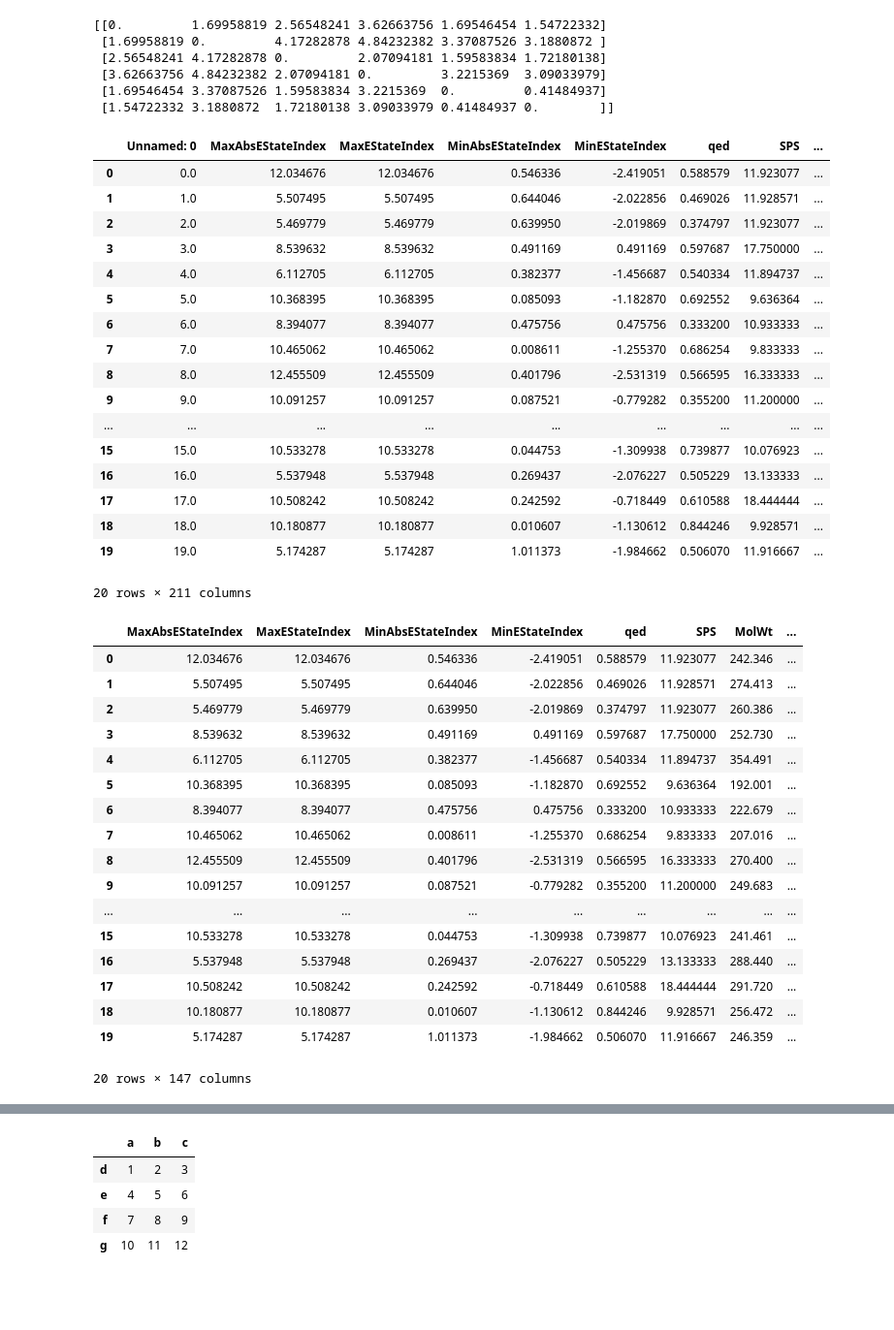
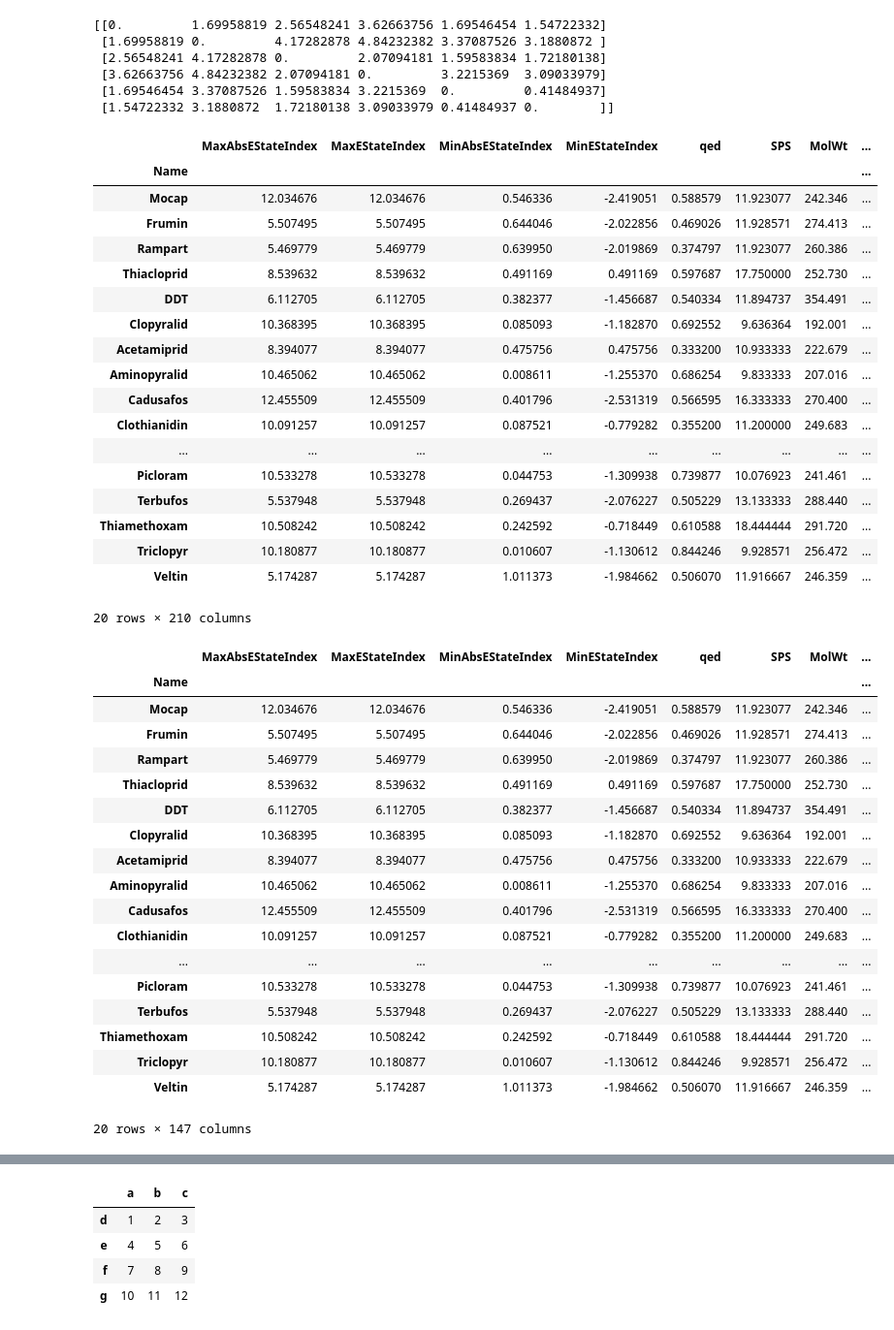
Before and after one commit to Kubabob/chemical-data-explorer, a Jupyter notebook: hca.ipynb, the cells around one changed output, grey strips where cells are left out. Shown: that part at 97% size. Cells and saved outputs as stored; diff of their text form; code cells hidden in the pictures; blank space fills up the shorter version.

```diff
--- a/hca.ipynb
+++ b/hca.ipynb
@@ -55,54 +55,58 @@ import pandas as pd
 pd.set_option('mode.chained_assignment', None)
 pd.set_option('future.infer_string', False)
 # %%
-descriptors = pd.read_excel('Descriptors.xlsx', dtype=float)
-descriptors.dropna()
+descriptors = pd.read_excel('Descriptors.xlsx', index_col=0)
+descriptors = descriptors.dropna()
+descriptors = descriptors.astype(float)
+descriptors
 # %% [output]
-|  | Unnamed: 0 | MaxAbsEStateIndex | MaxEStateIndex | MinAbsEStateIndex | MinEStateIndex | qed | SPS | ... |
-| 0 | 0.0 | 12.034676 | 12.034676 | 0.546336 | -2.419051 | 0.588579 | 11.923077 | ... |
-| 1 | 1.0 | 5.507495 | 5.507495 | 0.644046 | -2.022856 | 0.469026 | 11.928571 | ... |
-| 2 | 2.0 | 5.469779 | 5.469779 | 0.639950 | -2.019869 | 0.374797 | 11.923077 | ... |
-| 3 | 3.0 | 8.539632 | 8.539632 | 0.491169 | 0.491169 | 0.597687 | 17.750000 | ... |
-| 4 | 4.0 | 6.112705 | 6.112705 | 0.382377 | -1.456687 | 0.540334 | 11.894737 | ... |
-| 5 | 5.0 | 10.368395 | 10.368395 | 0.085093 | -1.182870 | 0.692552 | 9.636364 | ... |
-| 6 | 6.0 | 8.394077 | 8.394077 | 0.475756 | 0.475756 | 0.333200 | 10.933333 | ... |
-| 7 | 7.0 | 10.465062 | 10.465062 | 0.008611 | -1.255370 | 0.686254 | 9.833333 | ... |
-| 8 | 8.0 | 12.455509 | 12.455509 | 0.401796 | -2.531319 | 0.566595 | 16.333333 | ... |
-| 9 | 9.0 | 10.091257 | 10.091257 | 0.087521 | -0.779282 | 0.355200 | 11.200000 | ... |
+|  | MaxAbsEStateIndex | MaxEStateIndex | MinAbsEStateIndex | MinEStateIndex | qed | SPS | MolWt | ... |
+| Name |  |  |  |  |  |  |  | ... |
+| Mocap | 12.034676 | 12.034676 | 0.546336 | -2.419051 | 0.588579 | 11.923077 | 242.346 | ... |
+| Frumin | 5.507495 | 5.507495 | 0.644046 | -2.022856 | 0.469026 | 11.928571 | 274.413 | ... |
+| Rampart | 5.469779 | 5.469779 | 0.639950 | -2.019869 | 0.374797 | 11.923077 | 260.386 | ... |
+| Thiacloprid | 8.539632 | 8.539632 | 0.491169 | 0.491169 | 0.597687 | 17.750000 | 252.730 | ... |
+| DDT | 6.112705 | 6.112705 | 0.382377 | -1.456687 | 0.540334 | 11.894737 | 354.491 | ... |
+| Clopyralid | 10.368395 | 10.368395 | 0.085093 | -1.182870 | 0.692552 | 9.636364 | 192.001 | ... |
+| Acetamiprid | 8.394077 | 8.394077 | 0.475756 | 0.475756 | 0.333200 | 10.933333 | 222.679 | ... |
+| Aminopyralid | 10.465062 | 10.465062 | 0.008611 | -1.255370 | 0.686254 | 9.833333 | 207.016 | ... |
+| Cadusafos | 12.455509 | 12.455509 | 0.401796 | -2.531319 | 0.566595 | 16.333333 | 270.400 | ... |
+| Clothianidin | 10.091257 | 10.091257 | 0.087521 | -0.779282 | 0.355200 | 11.200000 | 249.683 | ... |
 | ... | ... | ... | ... | ... | ... | ... | ... | ... |
-| 15 | 15.0 | 10.533278 | 10.533278 | 0.044753 | -1.309938 | 0.739877 | 10.076923 | ... |
-| 16 | 16.0 | 5.537948 | 5.537948 | 0.269437 | -2.076227 | 0.505229 | 13.133333 | ... |
-| 17 | 17.0 | 10.508242 | 10.508242 | 0.242592 | -0.718449 | 0.610588 | 18.444444 | ... |
-| 18 | 18.0 | 10.180877 | 10.180877 | 0.010607 | -1.130612 | 0.844246 | 9.928571 | ... |
-| 19 | 19.0 | 5.174287 | 5.174287 | 1.011373 | -1.984662 | 0.506070 | 11.916667 | ... |
+| Picloram | 10.533278 | 10.533278 | 0.044753 | -1.309938 | 0.739877 | 10.076923 | 241.461 | ... |
+| Terbufos | 5.537948 | 5.537948 | 0.269437 | -2.076227 | 0.505229 | 13.133333 | 288.440 | ... |
+| Thiamethoxam | 10.508242 | 10.508242 | 0.242592 | -0.718449 | 0.610588 | 18.444444 | 291.720 | ... |
+| Triclopyr | 10.180877 | 10.180877 | 0.010607 | -1.130612 | 0.844246 | 9.928571 | 256.472 | ... |
+| Veltin | 5.174287 | 5.174287 | 1.011373 | -1.984662 | 0.506070 | 11.916667 | 246.359 | ... |
-20 rows × 211 columns
+20 rows × 210 columns
 # %%
 for column in descriptors:
     if descriptors[column].var() == 0:
         descriptors = descriptors.drop(column, axis=1)
 
-descriptors = descriptors.drop('Unnamed: 0', axis=1)
+#descriptors = descriptors.drop('Unnamed: 0', axis=1)
 
 descriptors
 #print(descriptors.dtypes)
 # %% [output]
 |  | MaxAbsEStateIndex | MaxEStateIndex | MinAbsEStateIndex | MinEStateIndex | qed | SPS | MolWt | ... |
-| 0 | 12.034676 | 12.034676 | 0.546336 | -2.419051 | 0.588579 | 11.923077 | 242.346 | ... |
-| 1 | 5.507495 | 5.507495 | 0.644046 | -2.022856 | 0.469026 | 11.928571 | 274.413 | ... |
-| 2 | 5.469779 | 5.469779 | 0.639950 | -2.019869 | 0.374797 | 11.923077 | 260.386 | ... |
-| 3 | 8.539632 | 8.539632 | 0.491169 | 0.491169 | 0.597687 | 17.750000 | 252.730 | ... |
-| 4 | 6.112705 | 6.112705 | 0.382377 | -1.456687 | 0.540334 | 11.894737 | 354.491 | ... |
-| 5 | 10.368395 | 10.368395 | 0.085093 | -1.182870 | 0.692552 | 9.636364 | 192.001 | ... |
-| 6 | 8.394077 | 8.394077 | 0.475756 | 0.475756 | 0.333200 | 10.933333 | 222.679 | ... |
-| 7 | 10.465062 | 10.465062 | 0.008611 | -1.255370 | 0.686254 | 9.833333 | 207.016 | ... |
-| 8 | 12.455509 | 12.455509 | 0.401796 | -2.531319 | 0.566595 | 16.333333 | 270.400 | ... |
-| 9 | 10.091257 | 10.091257 | 0.087521 | -0.779282 | 0.355200 | 11.200000 | 249.683 | ... |
+| Name |  |  |  |  |  |  |  | ... |
+| Mocap | 12.034676 | 12.034676 | 0.546336 | -2.419051 | 0.588579 | 11.923077 | 242.346 | ... |
+| Frumin | 5.507495 | 5.507495 | 0.644046 | -2.022856 | 0.469026 | 11.928571 | 274.413 | ... |
+| Rampart | 5.469779 | 5.469779 | 0.639950 | -2.019869 | 0.374797 | 11.923077 | 260.386 | ... |
+| Thiacloprid | 8.539632 | 8.539632 | 0.491169 | 0.491169 | 0.597687 | 17.750000 | 252.730 | ... |
+| DDT | 6.112705 | 6.112705 | 0.382377 | -1.456687 | 0.540334 | 11.894737 | 354.491 | ... |
+| Clopyralid | 10.368395 | 10.368395 | 0.085093 | -1.182870 | 0.692552 | 9.636364 | 192.001 | ... |
+| Acetamiprid | 8.394077 | 8.394077 | 0.475756 | 0.475756 | 0.333200 | 10.933333 | 222.679 | ... |
+| Aminopyralid | 10.465062 | 10.465062 | 0.008611 | -1.255370 | 0.686254 | 9.833333 | 207.016 | ... |
+| Cadusafos | 12.455509 | 12.455509 | 0.401796 | -2.531319 | 0.566595 | 16.333333 | 270.400 | ... |
+| Clothianidin | 10.091257 | 10.091257 | 0.087521 | -0.779282 | 0.355200 | 11.200000 | 249.683 | ... |
 | ... | ... | ... | ... | ... | ... | ... | ... | ... |
-| 15 | 10.533278 | 10.533278 | 0.044753 | -1.309938 | 0.739877 | 10.076923 | 241.461 | ... |
-| 16 | 5.537948 | 5.537948 | 0.269437 | -2.076227 | 0.505229 | 13.133333 | 288.440 | ... |
-| 17 | 10.508242 | 10.508242 | 0.242592 | -0.718449 | 0.610588 | 18.444444 | 291.720 | ... |
-| 18 | 10.180877 | 10.180877 | 0.010607 | -1.130612 | 0.844246 | 9.928571 | 256.472 | ... |
-| 19 | 5.174287 | 5.174287 | 1.011373 | -1.984662 | 0.506070 | 11.916667 | 246.359 | ... |
+| Picloram | 10.533278 | 10.533278 | 0.044753 | -1.309938 | 0.739877 | 10.076923 | 241.461 | ... |
+| Terbufos | 5.537948 | 5.537948 | 0.269437 | -2.076227 | 0.505229 | 13.133333 | 288.440 | ... |
+| Thiamethoxam | 10.508242 | 10.508242 | 0.242592 | -0.718449 | 0.610588 | 18.444444 | 291.720 | ... |
+| Triclopyr | 10.180877 | 10.180877 | 0.010607 | -1.130612 | 0.844246 | 9.928571 | 256.472 | ... |
+| Veltin | 5.174287 | 5.174287 | 1.011373 | -1.984662 | 0.506070 | 11.916667 | 246.359 | ... |
 20 rows × 147 columns
 # %%
 for column_idx, column in enumerate(descriptors):
```
Also changed, not shown: parts of 9 cells of this notebook, 3 other files.
